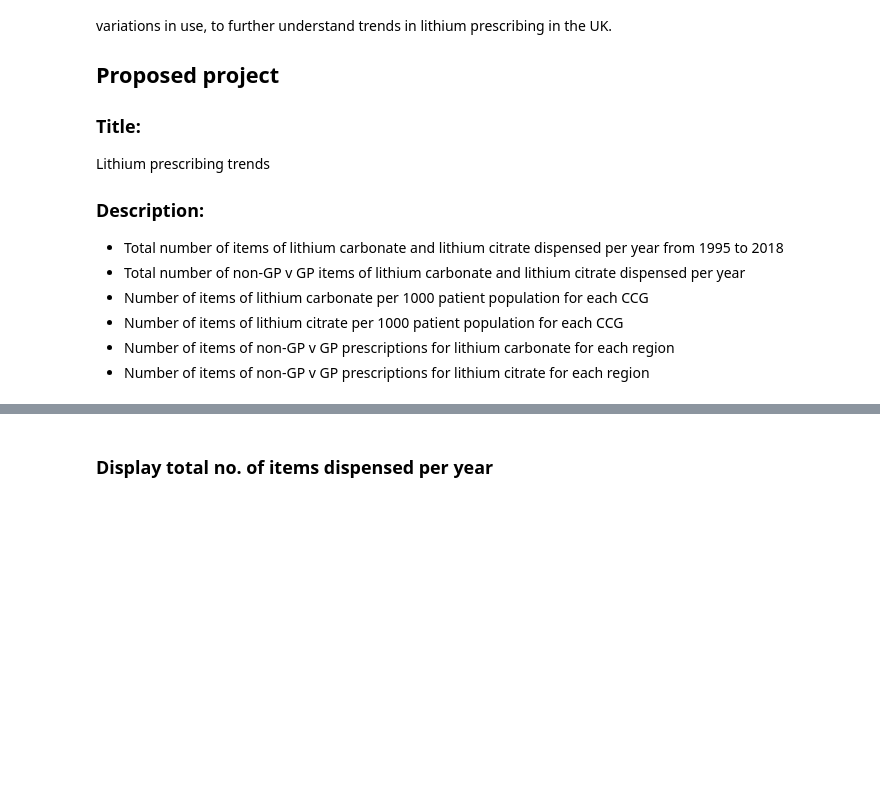
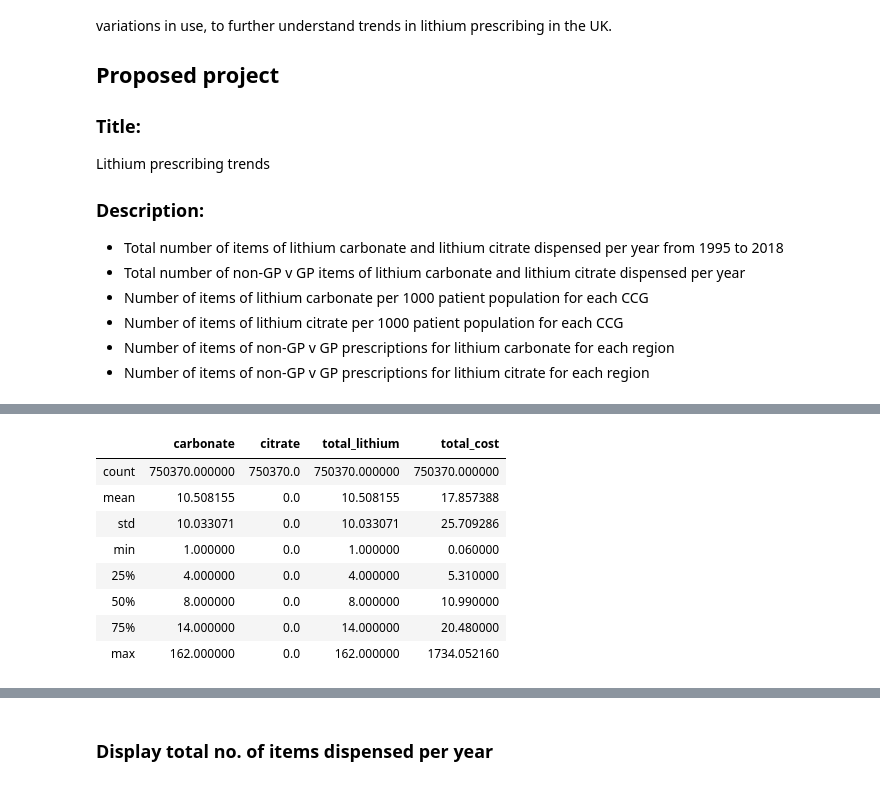
Before and after one commit to orlamac/lithium-paper, a Jupyter notebook: Lithium prescribing trends.ipynb, the cells around one changed output, grey strips where cells are left out. Saved outputs shown, nothing was run; the diff lists cells and outputs as text; code cells hidden in the pictures; blank space fills up the shorter version.

```diff
--- a/Lithium prescribing trends.ipynb
+++ b/Lithium prescribing trends.ipynb
@@ -119,2 +132,14 @@ df_carbonate.head()
+# %%
+df_carbonate.describe()
+# %% [output]
+|  | carbonate | citrate | total_lithium | total_cost |
+| count | 750370.000000 | 750370.0 | 750370.000000 | 750370.000000 |
+| mean | 10.508155 | 0.0 | 10.508155 | 17.857388 |
+| std | 10.033071 | 0.0 | 10.033071 | 25.709286 |
+| min | 1.000000 | 0.0 | 1.000000 | 0.060000 |
+| 25% | 4.000000 | 0.0 | 4.000000 | 5.310000 |
+| 50% | 8.000000 | 0.0 | 8.000000 | 10.990000 |
+| 75% | 14.000000 | 0.0 | 14.000000 | 20.480000 |
+| max | 162.000000 | 0.0 | 162.000000 | 1734.052160 |
 # %%
 df_citrate = df_lithium.loc[df_lithium["chemical"] == "Lithium Citrate"]
```
Also changed, not shown: parts of 18 cells of this notebook, 4 other files.
